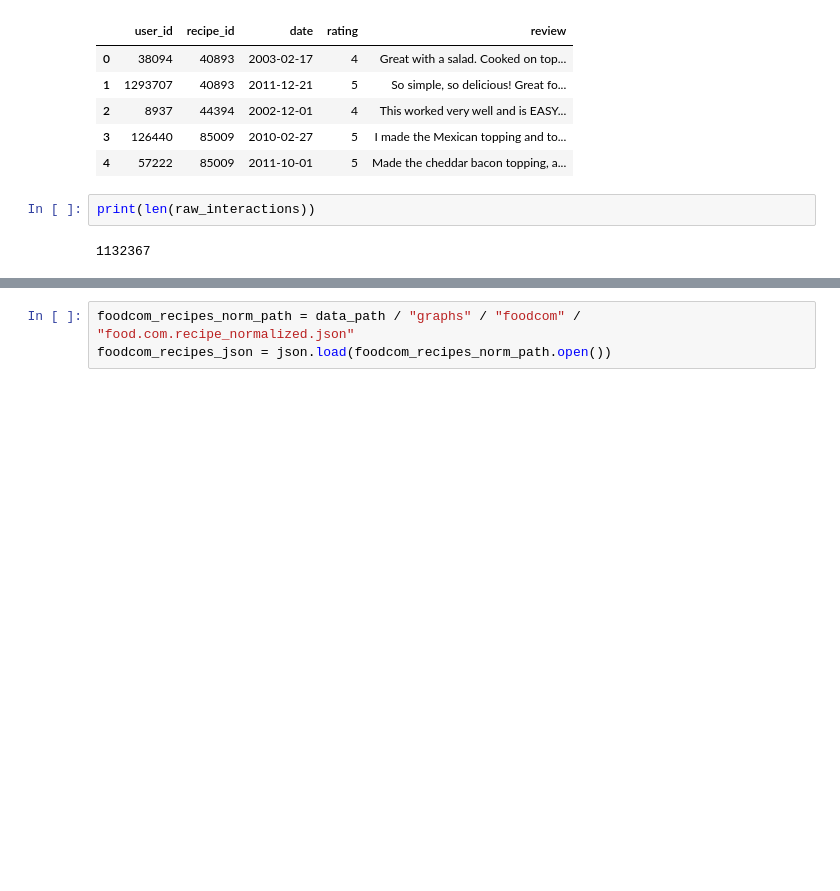
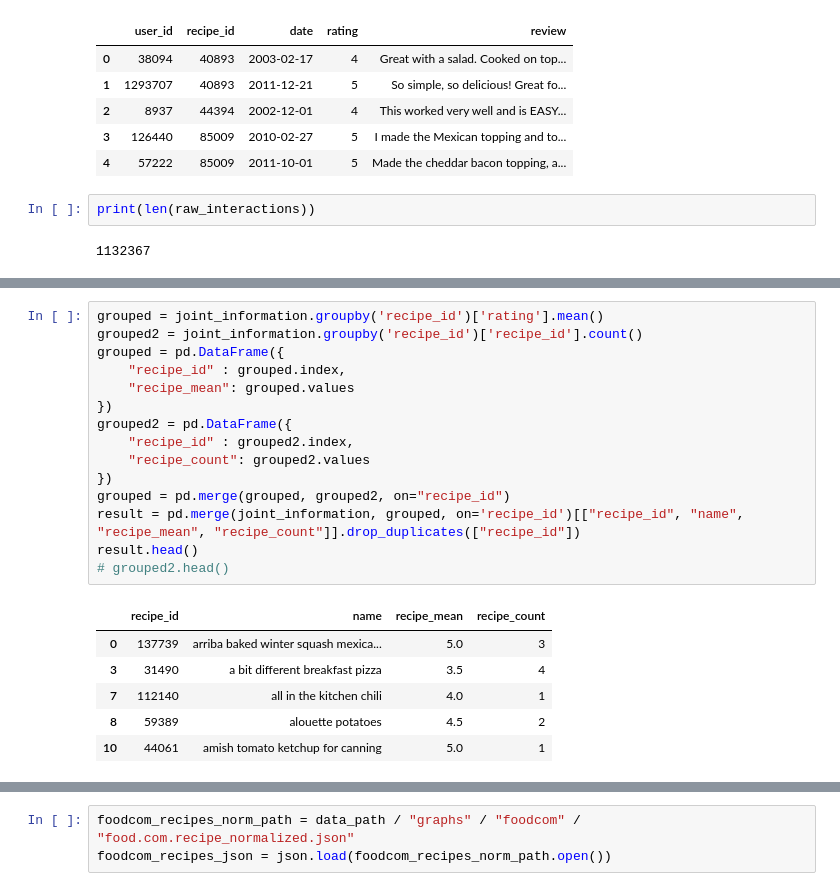
Before and after one commit to luisoibarra/recipy, a Jupyter notebook: recipy/recipy.ipynb, the cells around one changed output, grey strips where cells are left out. Drawn from its saved outputs; the diff is of its cells as text; blank space fills up the shorter version.

```diff
--- a/recipy/recipy.ipynb
+++ b/recipy/recipy.ipynb
@@ -46,0 +57,22 @@ print(len(raw_interactions))
+# %%
+grouped = joint_information.groupby('recipe_id')['rating'].mean()
+grouped2 = joint_information.groupby('recipe_id')['recipe_id'].count()
+grouped = pd.DataFrame({
+    "recipe_id" : grouped.index,
+    "recipe_mean": grouped.values
+})
+grouped2 = pd.DataFrame({
+    "recipe_id" : grouped2.index,
+    "recipe_count": grouped2.values
+})
+grouped = pd.merge(grouped, grouped2, on="recipe_id")
+result = pd.merge(joint_information, grouped, on='recipe_id')[["recipe_id", "name", "recipe_mean", "recipe_count"]].drop_duplicates(["recipe_id"])
+result.head()
+# grouped2.head()
+# %% [output]
+|  | recipe_id | name | recipe_mean | recipe_count |
+| 0 | 137739 | arriba baked winter squash mexica... | 5.0 | 3 |
+| 3 | 31490 | a bit different breakfast pizza | 3.5 | 4 |
+| 7 | 112140 | all in the kitchen chili | 4.0 | 1 |
+| 8 | 59389 | alouette potatoes | 4.5 | 2 |
+| 10 | 44061 | amish tomato ketchup for canning | 5.0 | 1 |
```
Also changed, not shown: parts of 11 cells of this notebook, 12 other files.
